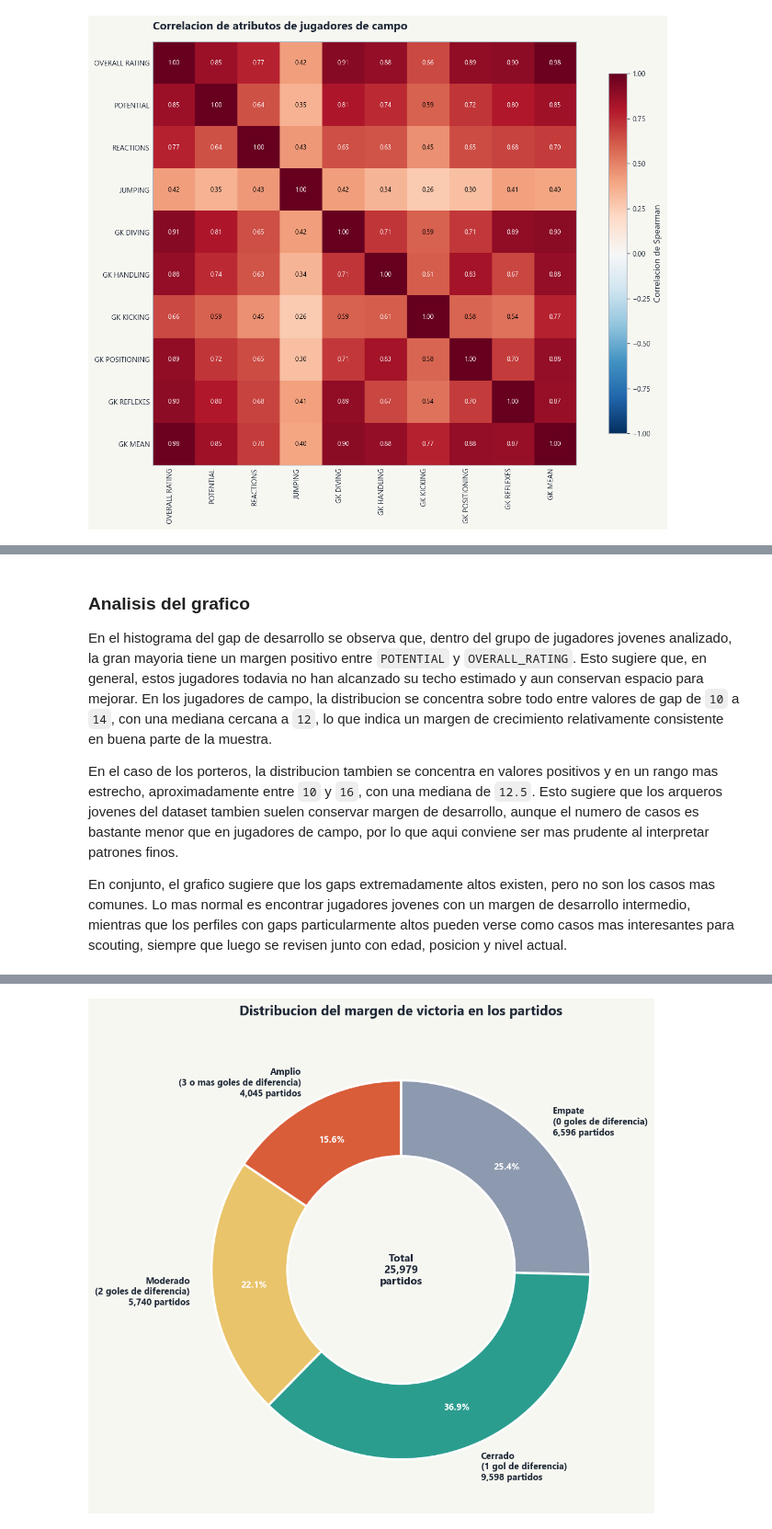
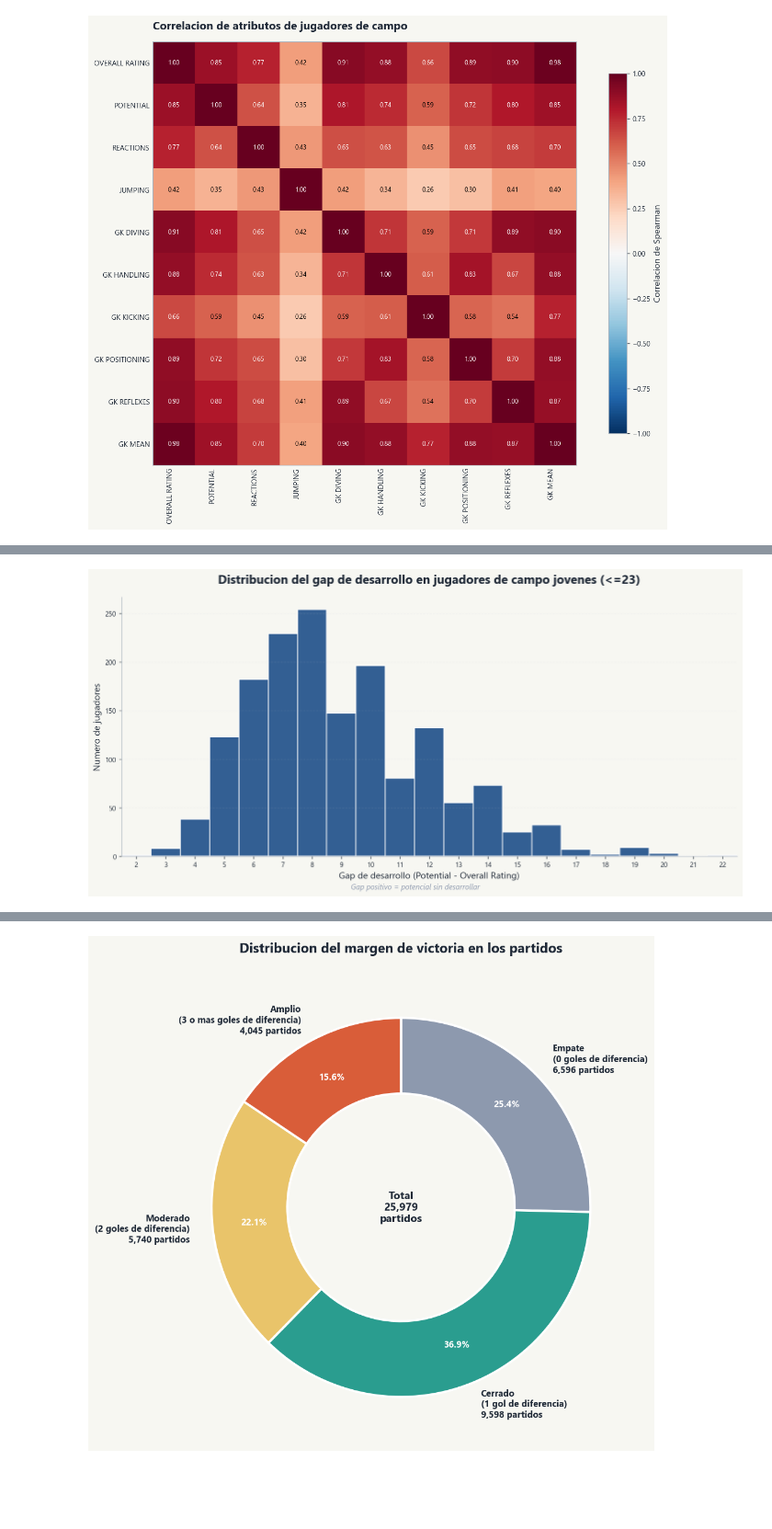
Before and after one commit to OssianV/Proyecto_Analisis_de_Datos, a Jupyter notebook: SCRIPTS/Libreta_graficos_y_analisis.ipynb, the cells around one changed output, grey strips where cells are left out. Shown at 92% size. Drawn from its saved outputs; the diff is of its cells as text; code cells hidden in the pictures; blank space fills up the shorter version.

```diff
--- a/SCRIPTS/Libreta_graficos_y_analisis.ipynb
+++ b/SCRIPTS/Libreta_graficos_y_analisis.ipynb
@@ -331,8 +233,47 @@ plt.show()
-# %% [markdown]
-### Analisis del grafico
-
-En el histograma del gap de desarrollo se observa que, dentro del grupo de jugadores jovenes analizado, la gran mayoria tiene un margen positivo entre `POTENTIAL` y `OVERALL_RATING`. Esto sugiere que, en general, estos jugadores todavia no han alcanzado su techo estimado y aun conservan espacio para mejorar. En los jugadores de campo, la distribucion se concentra sobre todo entre valores de gap de `10` a `14`, con una mediana cercana a `12`, lo que indica un margen de crecimiento relativamente consistente en buena parte de la muestra.
-
-En el caso de los porteros, la distribucion tambien se concentra en valores positivos y en un rango mas estrecho, aproximadamente entre `10` y `16`, con una mediana de `12.5`. Esto sugiere que los arqueros jovenes del dataset tambien suelen conservar margen de desarrollo, aunque el numero de casos es bastante menor que en jugadores de campo, por lo que aqui conviene ser mas prudente al interpretar patrones finos.
-
-En conjunto, el grafico sugiere que los gaps extremadamente altos existen, pero no son los casos mas comunes. Lo mas normal es encontrar jugadores jovenes con un margen de desarrollo intermedio, mientras que los perfiles con gaps particularmente altos pueden verse como casos mas interesantes para scouting, siempre que luego se revisen junto con edad, posicion y nivel actual.
+# %%
+# Calculamos la edad de los jugadores con la misma referencia que ya venian usando
+fecha_actual = pd.Timestamp("2016-01-01")
+df_gap = df_player_latest_imputed.copy()
+df_gap["AGE"] = (fecha_actual - df_gap["BIRTHDAY"]).dt.days / 365.25
+
+# Filtramos solo jugadores jovenes
+df_gap = df_gap[df_gap["AGE"] < 23].copy()
+
+# Calculamos el gap entre potential y overall rating
+df_gap["GAP"] = df_gap["POTENTIAL"] - df_gap["OVERALL_RATING"]
+
+# Nos quedamos solo con jugadores de campo
+df_gap_outfield = df_gap[df_gap["PLAYER_TYPE"] == "OUTFIELD"].copy()
+
+# Como el gap es entero, usamos un bucket por valor entero
+out_min = int(df_gap_outfield["GAP"].min())
+out_max = int(df_gap_outfield["GAP"].max())
+
+bins_outfield = np.arange(out_min - 0.5, out_max + 1.5, 1)
+x_ticks = np.arange(out_min, out_max + 1, 1)
+
+# Estilo base del histograma
+hist_style = {"alpha": 0.9, "edgecolor": "white", "linewidth": 1.2}
+
+# Graficamos
+fig, ax = plt.subplots(figsize = (12, 6))
+
+ax.hist(df_gap_outfield["GAP"].dropna(), bins = bins_outfield, color = COLOR_PRINCIPAL, **hist_style)
+
+ax.set_title("Distribucion del gap de desarrollo en jugadores de campo jovenes (<=23)", fontsize = 16, fontweight = "bold", pad = 18)
+ax.set_xlabel("Gap de desarrollo (Potential - Overall Rating)", fontsize = 12)
+ax.set_ylabel("Numero de jugadores", fontsize = 12)
+ax.grid(axis = "y", alpha = 0.2, linestyle = "--", linewidth = 0.8)
+
+ax.set_xlim(out_min - 0.5, out_max + 0.5)
+ax.set_xticks(x_ticks)
+ax.spines["top"].set_visible(False)
+ax.spines["right"].set_visible(False)
+
+fig.text(0.5, 0.02, "Gap positivo = potencial sin desarrollar", ha = "center", fontsize = 10, style = "italic", color = COLOR_NEUTRO)
+
+plt.tight_layout()
+plt.subplots_adjust(bottom = 0.12)
+plt.show()
+# %% [output]
+[figure, added]
```
Also changed, not shown: parts of 26 cells of this notebook, 6 other files.
